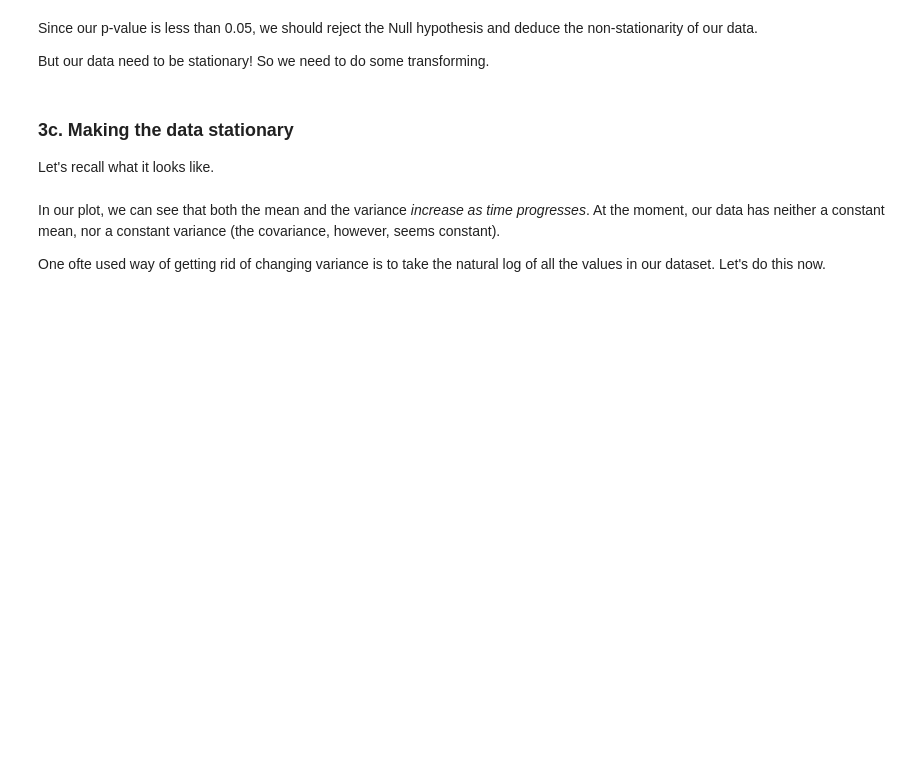
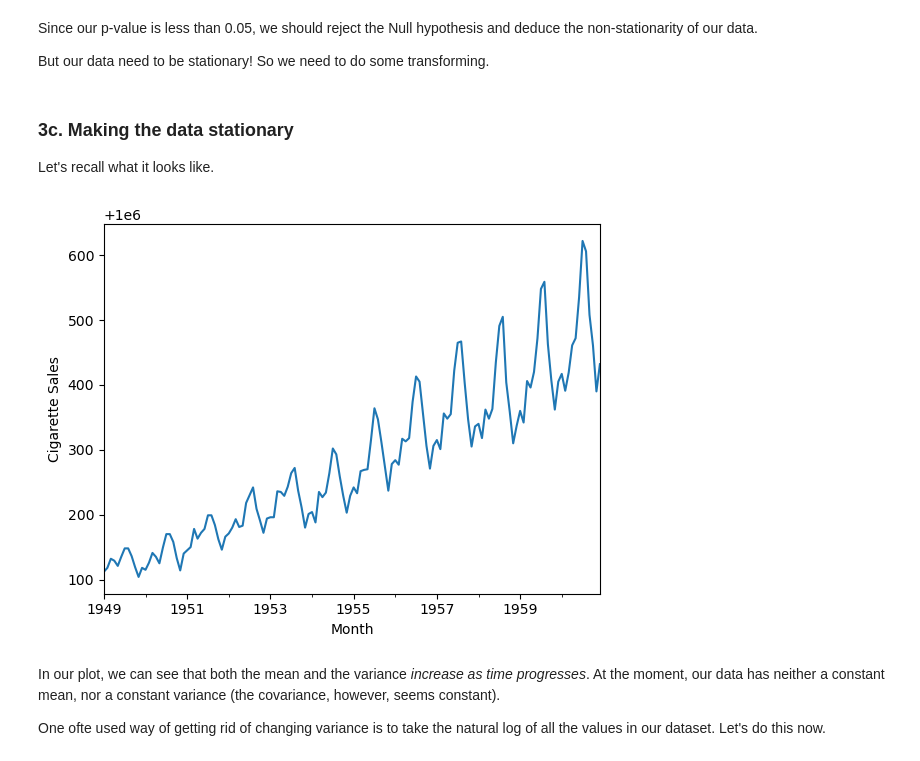
Before and after one commit to curlsloth/SpringboardDataScienceExercises, a Jupyter notebook: 21.1_CowboysCigrettesCaseStudy/Cowboy Cigarettes Case Study - Tier 3.ipynb, the cells around one changed output. Saved outputs shown, nothing was run; the diff lists cells and outputs as text; code cells hidden in the pictures; blank space fills up the shorter version.

```diff
--- a/21.1_CowboysCigrettesCaseStudy/Cowboy Cigarettes Case Study - Tier 3.ipynb
+++ b/21.1_CowboysCigrettesCaseStudy/Cowboy Cigarettes Case Study - Tier 3.ipynb
@@ -267,3 +273,9 @@ _ _ _
+# %%
+y.plot()
+plt.ylabel('Cigarette Sales')
+plt.show()
+# %% [output]
+[figure, added]
 # %% [markdown]
 In our plot, we can see that both the mean and the variance *increase as time progresses*. At the moment, our data has neither a constant mean, nor a constant variance (the covariance, however, seems constant).
 
```
Also changed, not shown: parts of 8 cells of this notebook.
